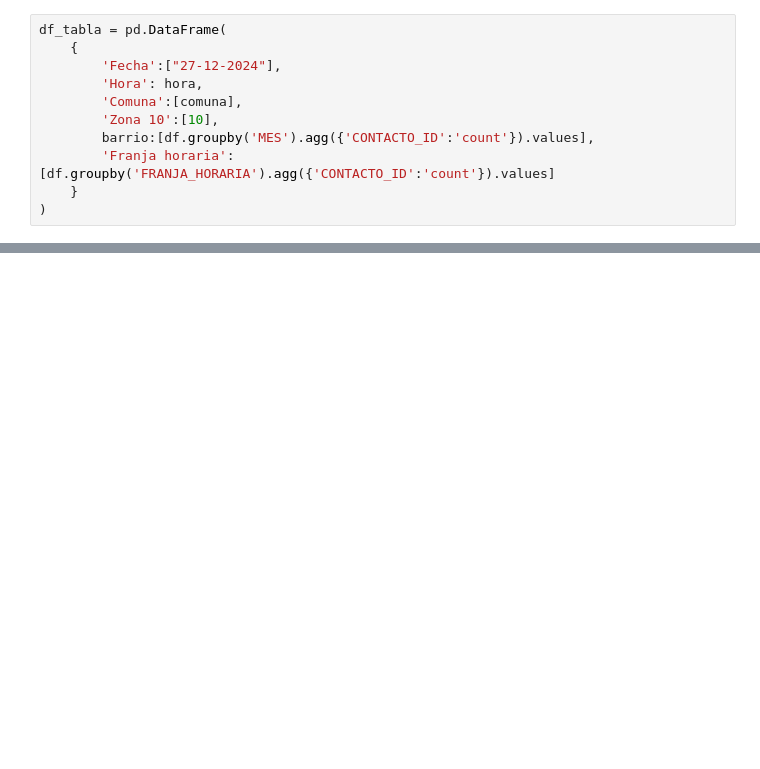
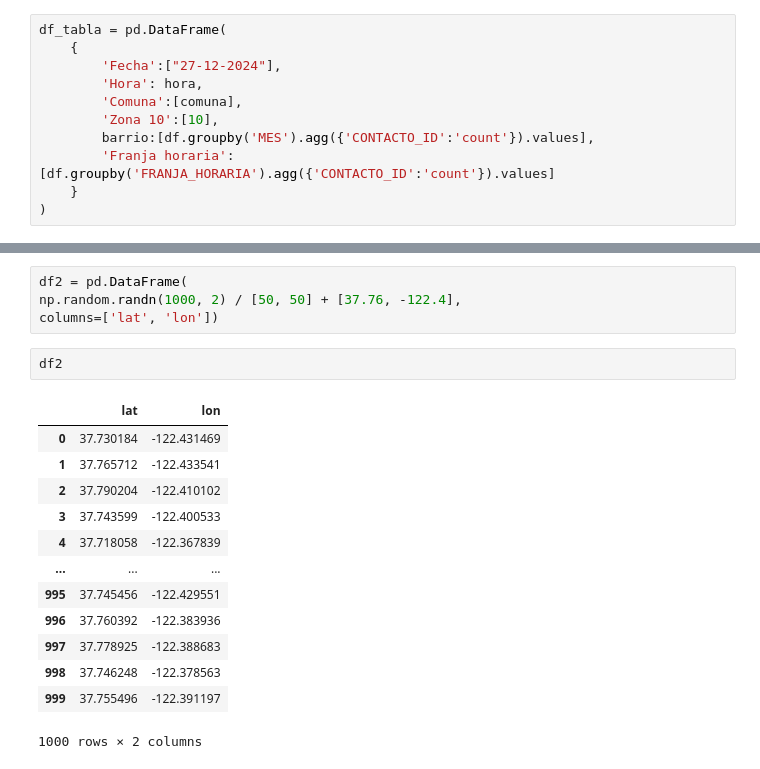
Before and after one commit to NicolasCH24/CrimeApp, a Jupyter notebook: Notebooks/AppCrime/Mapa/streamlit_map.ipynb, the cells around one changed output, grey strips where cells are left out. Saved outputs shown, nothing was run; the diff lists cells and outputs as text; blank space fills up the shorter version.

```diff
--- a/Notebooks/AppCrime/Mapa/streamlit_map.ipynb
+++ b/Notebooks/AppCrime/Mapa/streamlit_map.ipynb
@@ -245,0 +317,20 @@ df_tabla = pd.DataFrame(
+# %%
+df2 = pd.DataFrame(
+np.random.randn(1000, 2) / [50, 50] + [37.76, -122.4],
+columns=['lat', 'lon'])
+# %%
+df2
+# %% [output]
+|  | lat | lon |
+| 0 | 37.730184 | -122.431469 |
+| 1 | 37.765712 | -122.433541 |
+| 2 | 37.790204 | -122.410102 |
+| 3 | 37.743599 | -122.400533 |
+| 4 | 37.718058 | -122.367839 |
+| ... | ... | ... |
+| 995 | 37.745456 | -122.429551 |
+| 996 | 37.760392 | -122.383936 |
+| 997 | 37.778925 | -122.388683 |
+| 998 | 37.746248 | -122.378563 |
+| 999 | 37.755496 | -122.391197 |
+1000 rows × 2 columns
```
Also changed, not shown: parts of 5 cells of this notebook.
